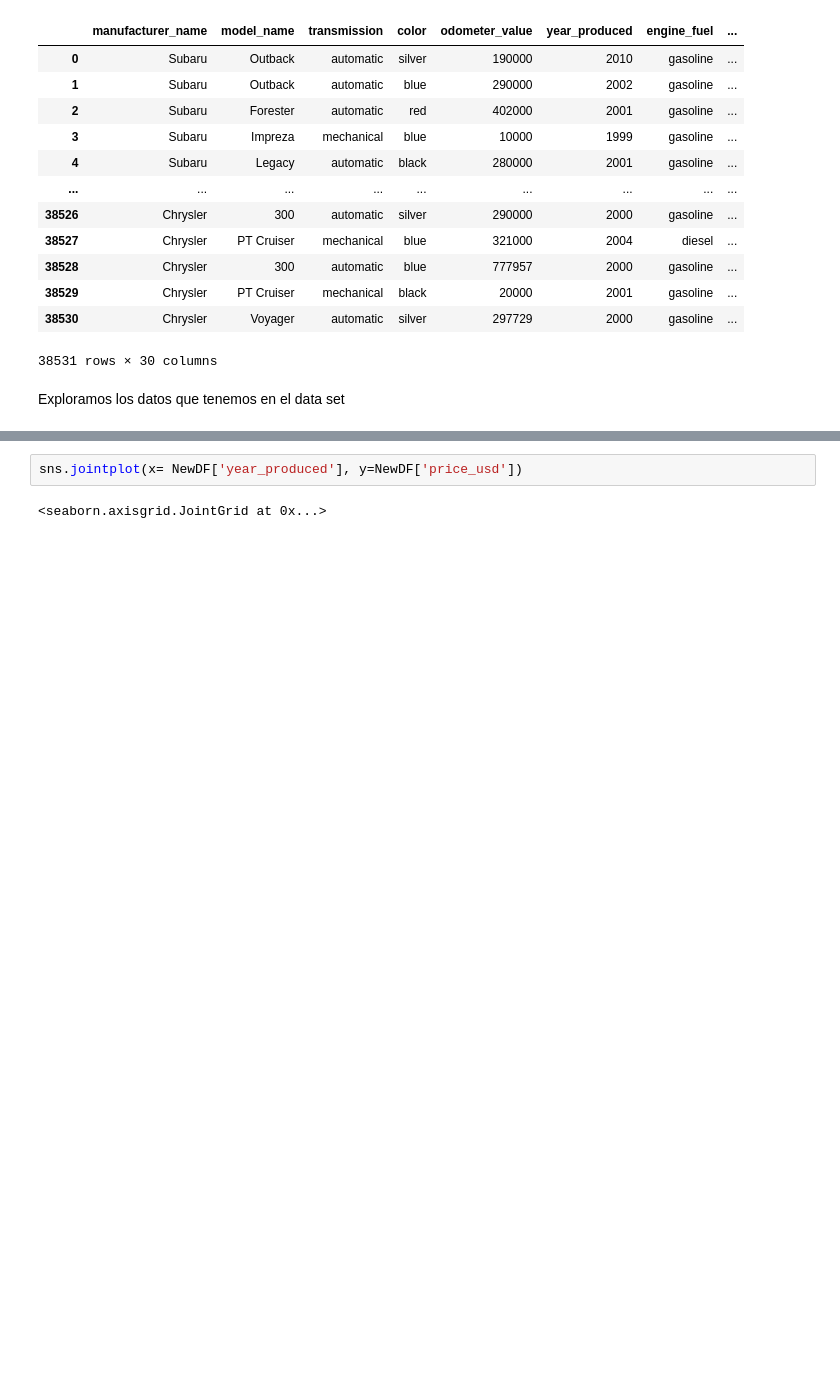
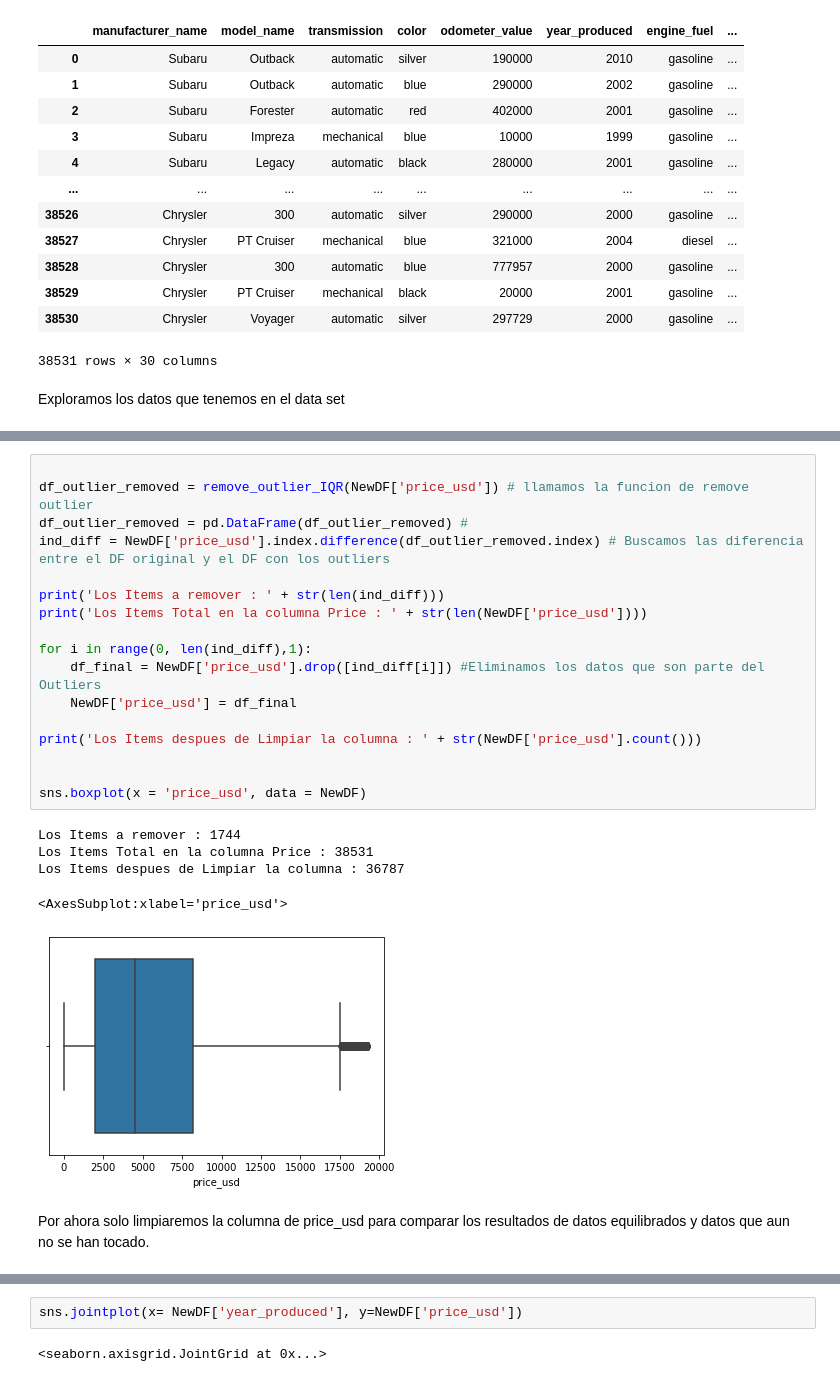
Before and after one commit to wowramon/EDA_UsedCars, a Jupyter notebook: ChallengeCars.ipynb, the cells around one changed output, grey strips where cells are left out. Drawn from its saved outputs; the diff is of its cells as text; blank space fills up the shorter version.

```diff
--- a/ChallengeCars.ipynb
+++ b/ChallengeCars.ipynb
@@ -136,0 +124,25 @@ NewDF['price_usd'].hist()
+# %%
+
+df_outlier_removed = remove_outlier_IQR(NewDF['price_usd']) # llamamos la funcion de remove outlier
+df_outlier_removed = pd.DataFrame(df_outlier_removed) #
+ind_diff = NewDF['price_usd'].index.difference(df_outlier_removed.index) # Buscamos las diferencia entre el DF original y el DF con los outliers
+
+print('Los Items a remover : ' + str(len(ind_diff)))
+print('Los Items Total en la columna Price : ' + str(len(NewDF['price_usd'])))
+
+for i in range(0, len(ind_diff),1):
+    df_final = NewDF['price_usd'].drop([ind_diff[i]]) #Eliminamos los datos que son parte del Outliers
+    NewDF['price_usd'] = df_final
+
+print('Los Items despues de Limpiar la columna : ' + str(NewDF['price_usd'].count()))
+
+
+sns.boxplot(x = 'price_usd', data = NewDF)
+# %% [output]
+Los Items a remover : 1744
+Los Items Total en la columna Price : 38531
+Los Items despues de Limpiar la columna : 36787
+<AxesSubplot:xlabel='price_usd'>
+[figure, added]
+# %% [markdown]
+Por ahora solo limpiaremos la columna de price_usd para comparar los resultados de datos equilibrados y datos que aun no se han tocado.
```
Also changed, not shown: parts of 53 cells of this notebook, 1 other file.
